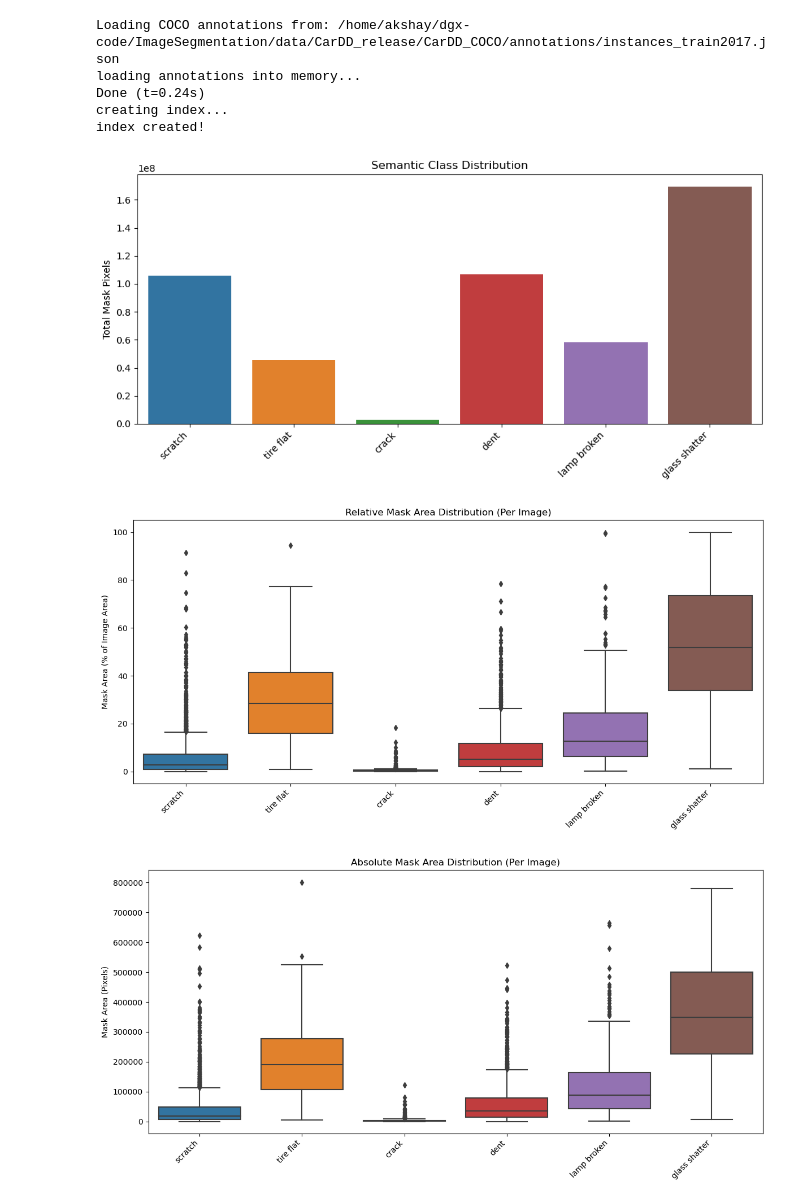
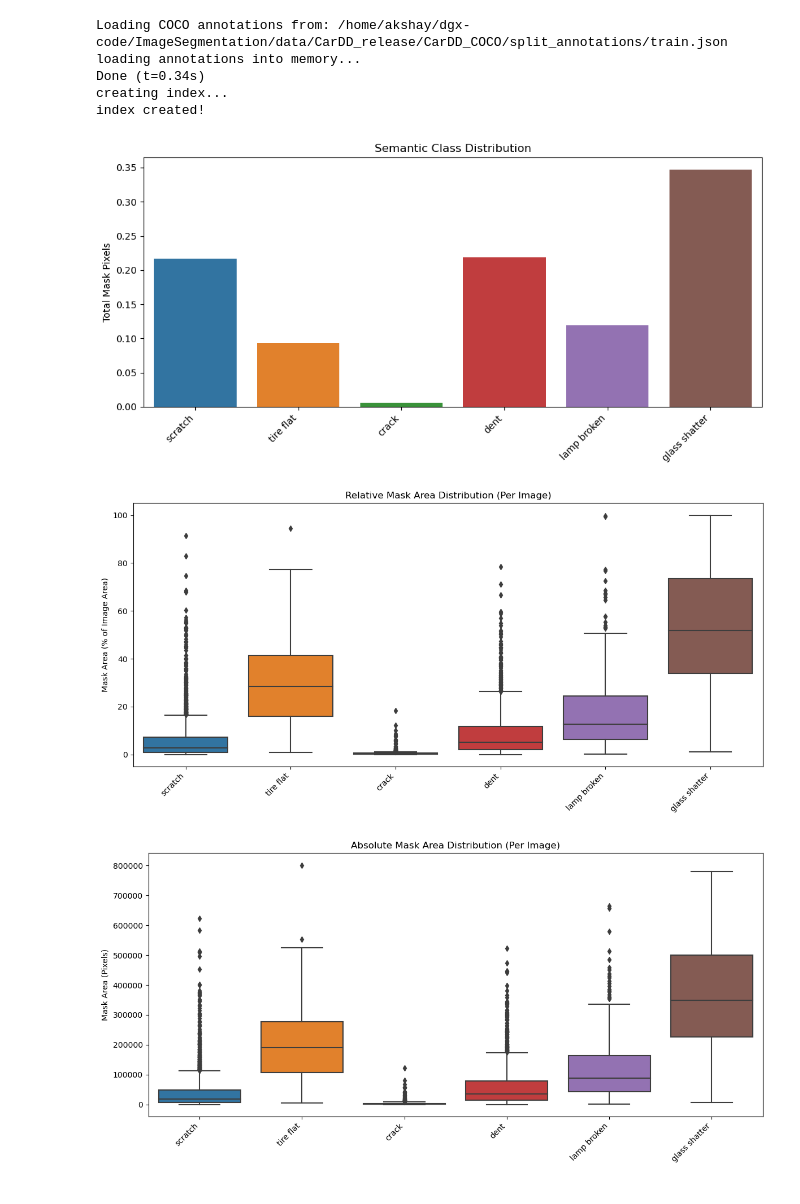
Before and after one commit to akshaygrao77/ImageSegmentation, a Jupyter notebook: segmentation_analysis.ipynb, the cells around one changed output. Drawn from its saved outputs; the diff is of its cells as text; code cells hidden in the pictures.

```diff
--- a/segmentation_analysis.ipynb
+++ b/segmentation_analysis.ipynb
@@ -43,7 +43,14 @@ def extract_mask_stats(coco):
         relative_area_percent[cat_id].append((mask_area / img_area) * 100)
         absolute_area_pixels[cat_id].append(mask_area)
 
-    return class_pixel_counts, relative_area_percent, absolute_area_pixels
+    total = 0
+    for cat_id in class_pixel_counts.keys():
+        total += class_pixel_counts[cat_id]
+    normalized_class_pixel_counts = defaultdict(int)
+    for cat_id in class_pixel_counts.keys():
+        normalized_class_pixel_counts[cat_id] = class_pixel_counts[cat_id]/total
+
+    return normalized_class_pixel_counts, relative_area_percent, absolute_area_pixels
 
 
 def plot_class_distribution(class_pixel_counts, cat_id_to_name):
@@ -112,13 +119,13 @@ index created!
 [figure]
 [figure]
 # %%
-analyze_and_plot_coco_segmentation("/home/akshay/dgx-code/ImageSegmentation/data/CarDD_release/CarDD_COCO/annotations/instances_train2017.json")
+analyze_and_plot_coco_segmentation("/home/akshay/dgx-code/ImageSegmentation/data/CarDD_release/CarDD_COCO/split_annotations/train.json")
 # %% [output]
-Loading COCO annotations from: /home/akshay/dgx-code/ImageSegmentation/data/CarDD_release/CarDD_COCO/annotations/instances_train2017.json
+Loading COCO annotations from: /home/akshay/dgx-code/ImageSegmentation/data/CarDD_release/CarDD_COCO/split_annotations/train.json
 loading annotations into memory...
-Done (t=0.24s)
+Done (t=0.34s)
 creating index...
 index created!
-[figure, old version]
+[figure, new version]
 [figure]
 [figure]
```
Also changed, not shown: parts of 2 cells of this notebook, 1 other file.
